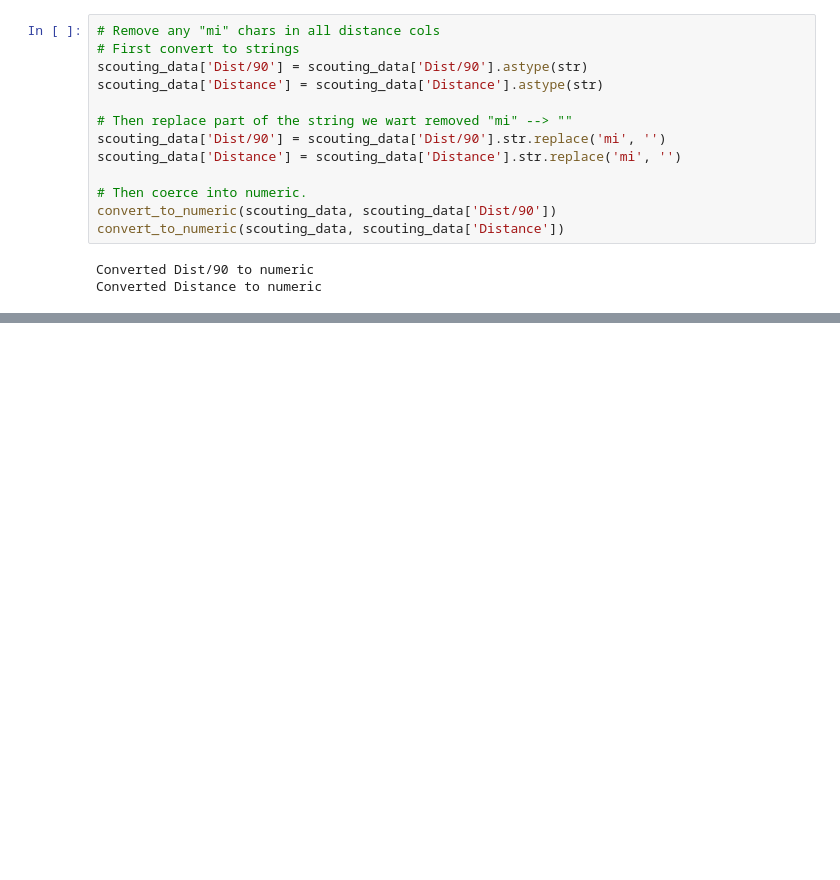
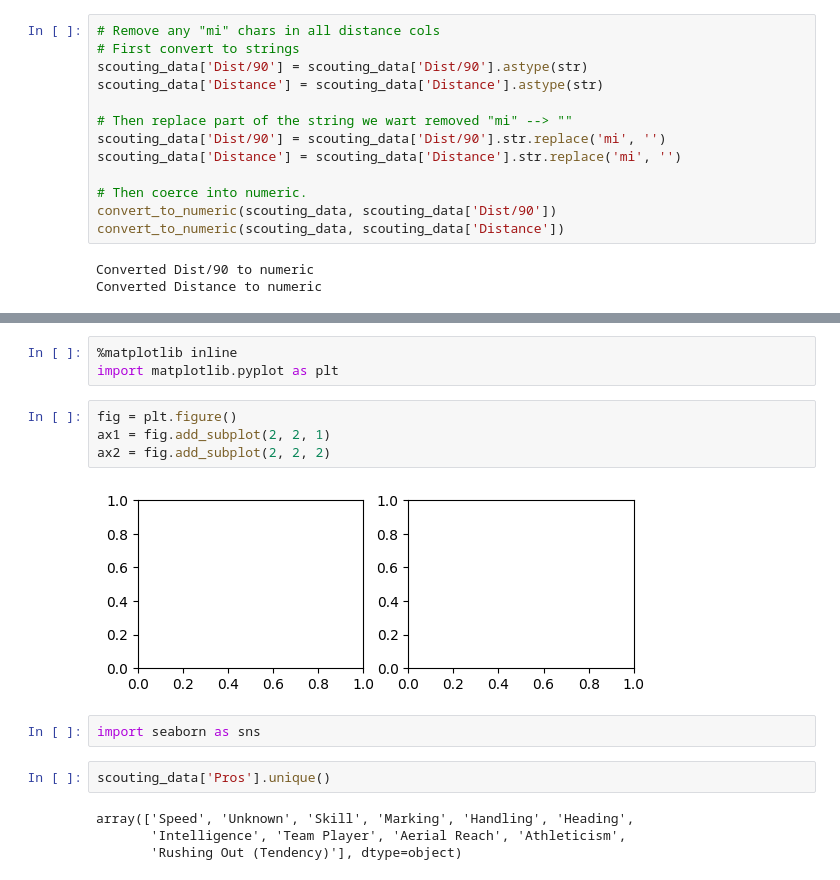
Before and after one commit to terryjbates/football_manager_code, a Jupyter notebook: AI/Tableau_Import.ipynb, the cells around one changed output, grey strips where cells are left out. Cells and saved outputs as stored; diff of their text form; blank space fills up the shorter version.

```diff
--- a/AI/Tableau_Import.ipynb
+++ b/AI/Tableau_Import.ipynb
@@ -552,0 +568,17 @@ Name: Name, Length: 257, dtype: object
+# %%
+%matplotlib inline
+import matplotlib.pyplot as plt
+# %%
+fig = plt.figure()
+ax1 = fig.add_subplot(2, 2, 1)
+ax2 = fig.add_subplot(2, 2, 2)
+# %% [output]
+[figure, added]
+# %%
+import seaborn as sns
+# %%
+scouting_data['Pros'].unique()
+# %% [output]
+array(['Speed', 'Unknown', 'Skill', 'Marking', 'Handling', 'Heading',
+       'Intelligence', 'Team Player', 'Aerial Reach', 'Athleticism',
+       'Rushing Out (Tendency)'], dtype=object)
```
Also changed, not shown: parts of 51 cells of this notebook, 2 other files.
